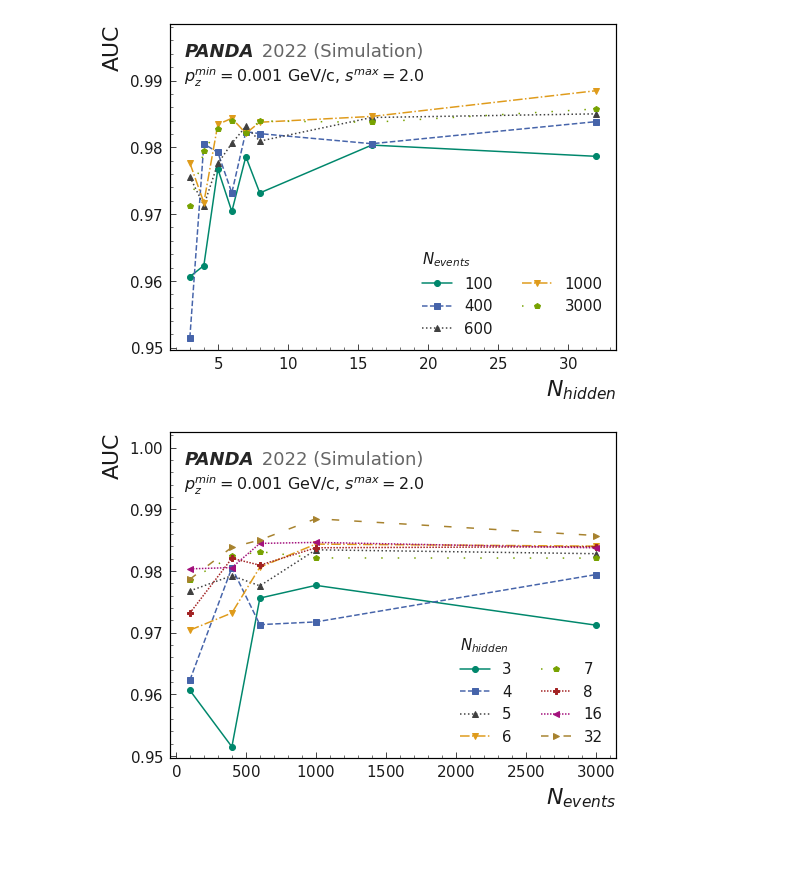
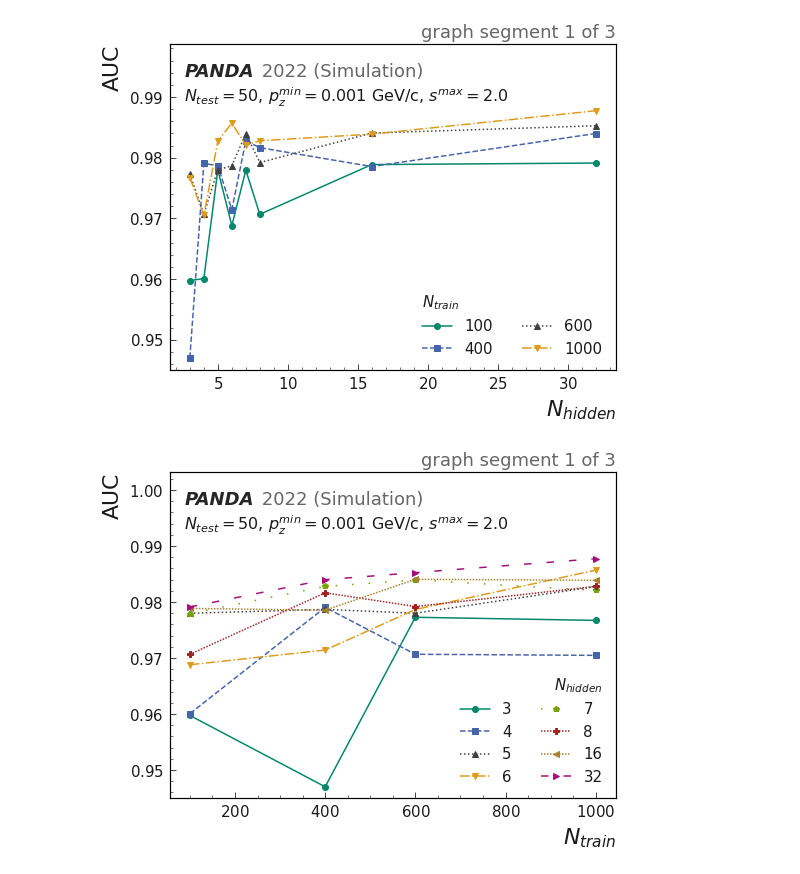
Before and after one commit to grheine/IN_hls4ml, a Jupyter notebook: training_analysis.ipynb, the cells around one changed output. Cells and saved outputs as stored; diff of their text form; code cells hidden in the pictures; blank space fills up the shorter version.

```diff
--- a/training_analysis.ipynb
+++ b/training_analysis.ipynb
@@ -12,16 +13,17 @@ from utils.data.graphdata import GraphDataset
 from utils.evaluation.evaluate_model import evaluate_model
 from utils.plotting.plot import watermark, infotext
 # %%
-nevents_range = [100, 400, 600, 1000, 3000]
+nevents_range = [100, 400, 600, 1000]
 nhidden_range = [3,4,5,6,7,8, 16, 32]
 run = 'seg_1'
+run_title = 'graph segment 1 of 3'
 pz_min = 0.001
 slope_max = 2.
 node_dim = 2
 edge_dim = 2
 
 graph_dir = f'data/graphs_{run}_pzmin_{pz_min}_slopemax_{slope_max}'
-model_dir = 'models/optimization_seg_1/best'
+model_dir = f'models/optimization_{run}/best'
 ntest = 50
 ntrials = 100
 # %%
@@ -37,7 +39,7 @@ for n in tqdm(range(ntrials)):
     for i, nevents in enumerate(nevents_range):
         for j, nhidden in enumerate(nhidden_range):
             model = torch.load(f'{model_dir}/best_model_nevents_{nevents}_hidden_dim_{nhidden}.pt')
-            fpr, tpr, auc = evaluate_model(model, test_data, pz_min, slope_max).get_roc()
+            fpr, tpr, auc = evaluate_model(model, test_data, pz_min, slope_max, ntest).get_roc()
 
             aucs[n,i,j] = auc
 # %% [output]
@@ -49,29 +51,32 @@ aucs = np.mean(aucs, axis=0)
 # %%
 plt.style.use('kit')
 
-label = ['100', '400', '600', '1000', '3000']
+label = ['100', '400', '600', '1000']
 # for i in range(len(nevents_range)):
 #     plt.errorbar(nhidden_range[2:], aucs.T[2:, i], err.T[2:, i], label=label[i])
 plt.plot(nhidden_range, aucs.T, label=label)
-leg = plt.legend(loc='lower right', title=r'$N_{events}$', ncol=2)
+leg = plt.legend(loc='lower right', title=r'$N_{train}$', ncol=2, frameon = True, framealpha = 0.8, facecolor = 'white', edgecolor = 'white')
 leg._legend_box.align = "left"
-add_inf = infotext(None, pz_min, slope_max)
+add_inf = infotext(None, pz_min, slope_max, ntest=ntest)
 watermark(scale=1.2, information=add_inf)
+plt.title(run_title, loc='right', color='#666666')
 plt.xlabel(r'$N_{hidden}$')
 plt.ylabel('AUC')
 plt.savefig(f'img/3_AUC_over_Nhidden_{run}.pdf')
 plt.show()
 
 plt.style.use('kit')
 plt.plot(nevents_range, aucs[:,:], label=['3','4', '5', '6', '7', '8', '16', '32'])
 leg = plt.legend(loc='lower right', title=r'$N_{hidden}$', ncol=2)
-leg._legend_box.align = "left"
-add_inf = infotext(None, pz_min, slope_max)
+leg._legend_box.align = "right"
+add_inf = infotext(None, pz_min, slope_max, ntest=ntest)
+add_inf2 = 'event ID=3'
 watermark(scale=1.3, information=add_inf)
-plt.xlabel(r'$N_{events}$')
+plt.title(run_title, loc='right', color='#666666')
+plt.xlabel(r'$N_{train}$')
 plt.ylabel('AUC')
 plt.savefig(f'img/3_AUC_over_Nevents_{run}.pdf')
 plt.show()
 # %% [output]
-[figure, old version]
+[figure, new version]
-[figure, old version]
+[figure, new version]
```
Also changed, not shown: parts of 3 cells of this notebook, 6 other files.
